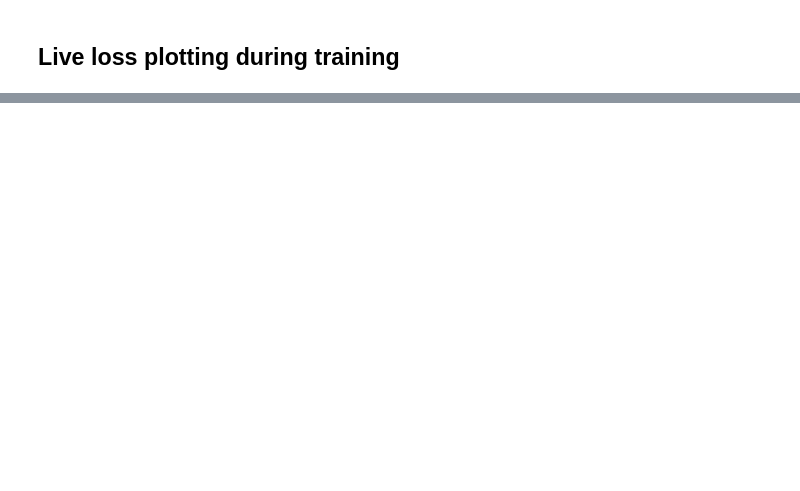
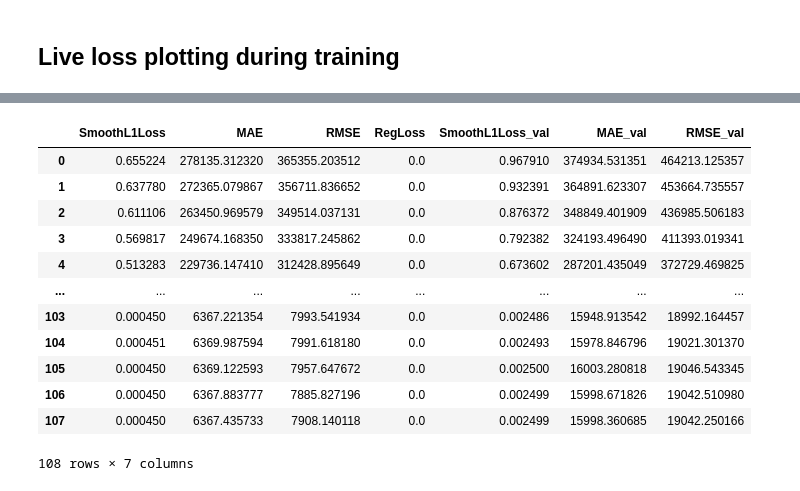
Before and after one commit to ourownstory/neural_prophet, a Jupyter notebook: tutorials/application-example/Untitled.ipynb, the cells around one changed output, grey strips where cells are left out. Drawn from its saved outputs; the diff is of its cells as text; code cells hidden in the pictures; blank space fills up the shorter version.

```diff
--- a/tutorials/application-example/Untitled.ipynb
+++ b/tutorials/application-example/Untitled.ipynb
@@ -28,0 +23,16 @@ NameError: name 'i' is not defined
+# %%
+metrics
+# %% [output]
+|  | SmoothL1Loss | MAE | RMSE | RegLoss | SmoothL1Loss_val | MAE_val | RMSE_val |
+| 0 | 0.655224 | 278135.312320 | 365355.203512 | 0.0 | 0.967910 | 374934.531351 | 464213.125357 |
+| 1 | 0.637780 | 272365.079867 | 356711.836652 | 0.0 | 0.932391 | 364891.623307 | 453664.735557 |
+| 2 | 0.611106 | 263450.969579 | 349514.037131 | 0.0 | 0.876372 | 348849.401909 | 436985.506183 |
+| 3 | 0.569817 | 249674.168350 | 333817.245862 | 0.0 | 0.792382 | 324193.496490 | 411393.019341 |
+| 4 | 0.513283 | 229736.147410 | 312428.895649 | 0.0 | 0.673602 | 287201.435049 | 372729.469825 |
+| ... | ... | ... | ... | ... | ... | ... | ... |
+| 103 | 0.000450 | 6367.221354 | 7993.541934 | 0.0 | 0.002486 | 15948.913542 | 18992.164457 |
+| 104 | 0.000451 | 6369.987594 | 7991.618180 | 0.0 | 0.002493 | 15978.846796 | 19021.301370 |
+| 105 | 0.000450 | 6369.122593 | 7957.647672 | 0.0 | 0.002500 | 16003.280818 | 19046.543345 |
+| 106 | 0.000450 | 6367.883777 | 7885.827196 | 0.0 | 0.002499 | 15998.671826 | 19042.510980 |
+| 107 | 0.000450 | 6367.435733 | 7908.140118 | 0.0 | 0.002499 | 15998.360685 | 19042.250166 |
+108 rows × 7 columns
```
Also changed, not shown: parts of 3 cells of this notebook, 2 other files.
